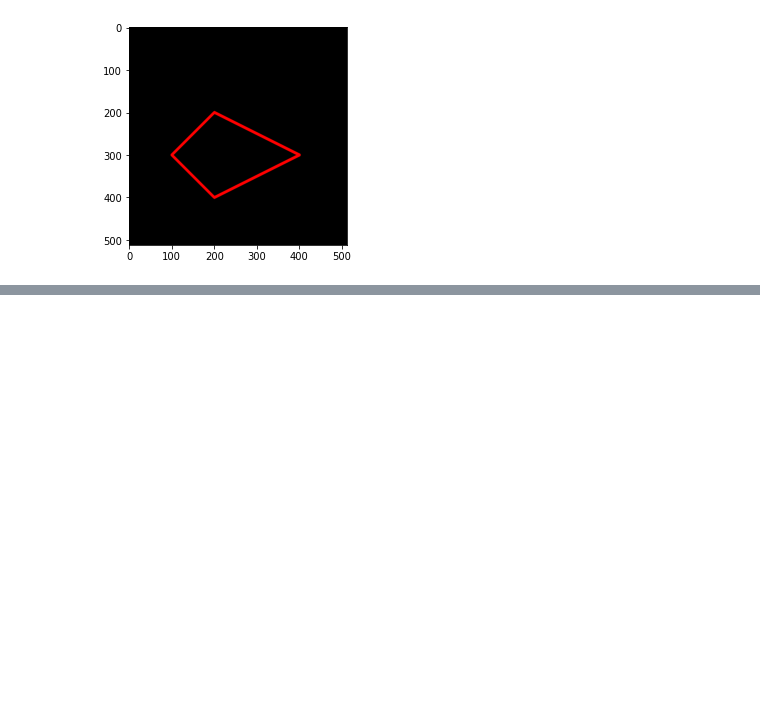
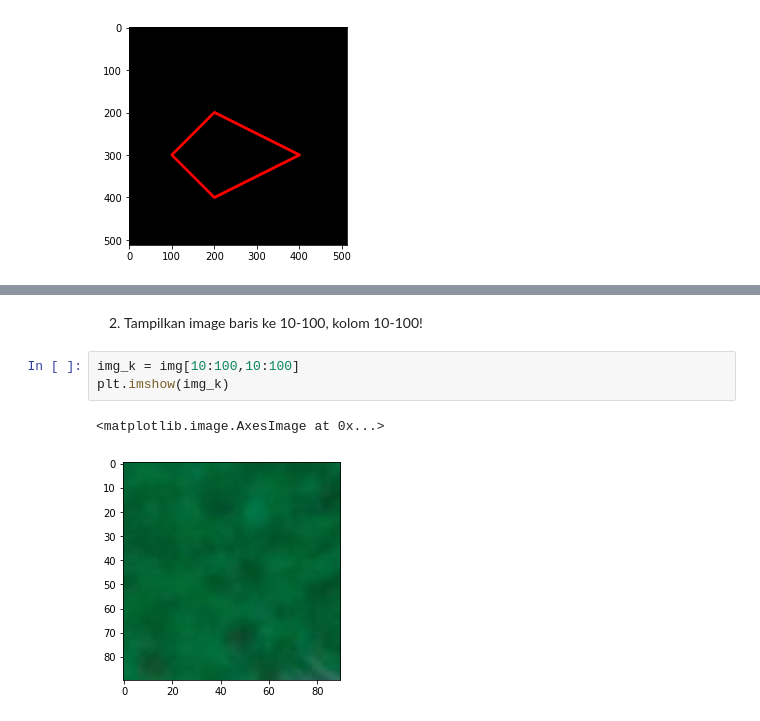
Before and after one commit to MuhammadDhiyaul/PCVK_Genap_2022, a Jupyter notebook: Week2.ipynb, the cells around one changed output, grey strips where cells are left out. Cells and saved outputs as stored; diff of their text form; blank space fills up the shorter version.

```diff
--- a/Week2.ipynb
+++ b/Week2.ipynb
@@ -185,0 +246,8 @@ plt.imshow(black_img2)
+# %% [markdown]
+2. Tampilkan image baris ke 10-100, kolom 10-100!
+# %%
+img_k = img[10:100,10:100]
+plt.imshow(img_k)
+# %% [output]
+<matplotlib.image.AxesImage at 0x...>
+[figure, added]
```
Also changed, not shown: parts of 16 cells of this notebook.
